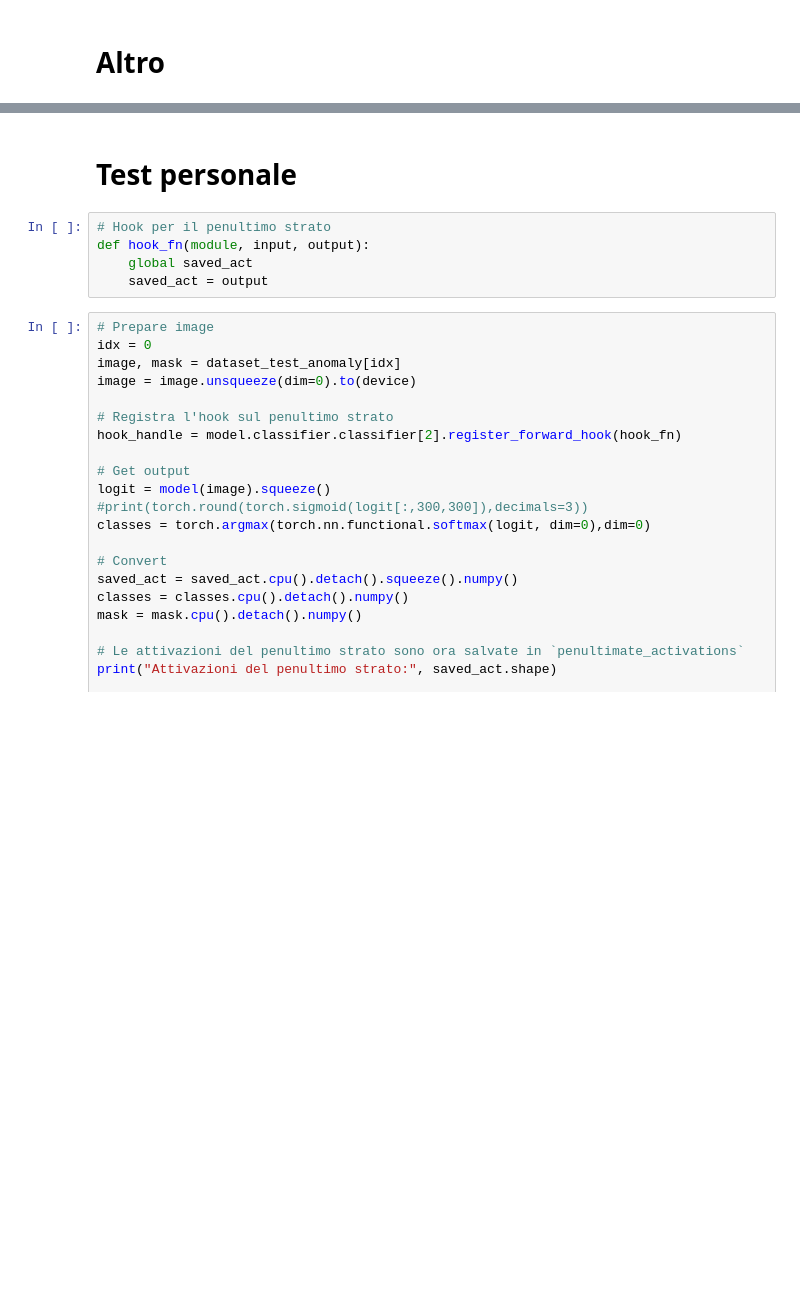
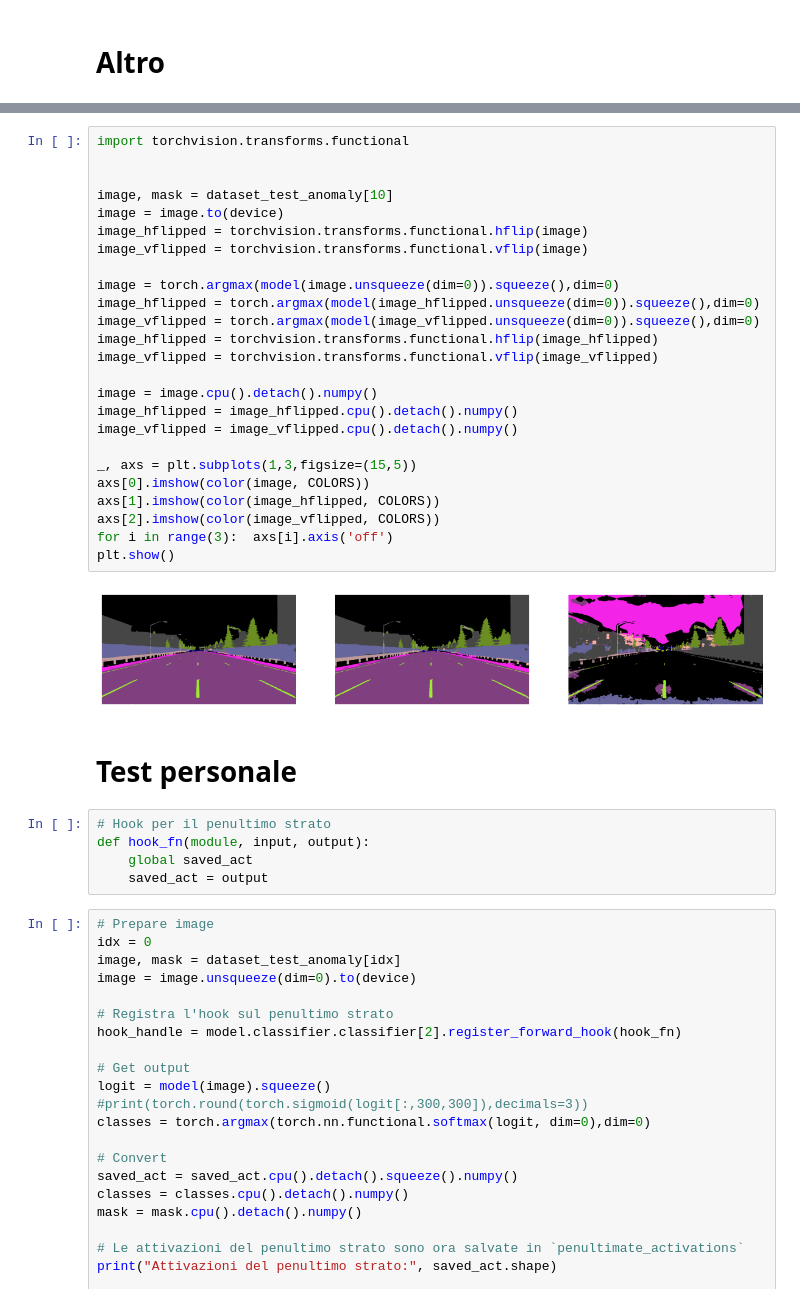
Before and after one commit to pcestola/ML4CV-Assignment, a Jupyter notebook: test.ipynb, the cells around one changed output, grey strips where cells are left out. Cells and saved outputs as stored; diff of their text form; blank space fills up the shorter version.

```diff
--- a/test.ipynb
+++ b/test.ipynb
@@ -454,3 +603,30 @@ plt.show()
+# %%
+import torchvision.transforms.functional
+
+
+image, mask = dataset_test_anomaly[10]
+image = image.to(device)
+image_hflipped = torchvision.transforms.functional.hflip(image)
+image_vflipped = torchvision.transforms.functional.vflip(image)
+
+image = torch.argmax(model(image.unsqueeze(dim=0)).squeeze(),dim=0)
+image_hflipped = torch.argmax(model(image_hflipped.unsqueeze(dim=0)).squeeze(),dim=0)
+image_vflipped = torch.argmax(model(image_vflipped.unsqueeze(dim=0)).squeeze(),dim=0)
+image_hflipped = torchvision.transforms.functional.hflip(image_hflipped)
+image_vflipped = torchvision.transforms.functional.vflip(image_vflipped)
+
+image = image.cpu().detach().numpy()
+image_hflipped = image_hflipped.cpu().detach().numpy()
+image_vflipped = image_vflipped.cpu().detach().numpy()
+
+_, axs = plt.subplots(1,3,figsize=(15,5))
+axs[0].imshow(color(image, COLORS))
+axs[1].imshow(color(image_hflipped, COLORS))
+axs[2].imshow(color(image_vflipped, COLORS))
+for i in range(3):  axs[i].axis('off')
+plt.show()
+# %% [output]
+[figure, added]
 # %% [markdown]
 # Test personale
 # %%
```
Also changed, not shown: parts of 16 cells of this notebook, 30 other files.
